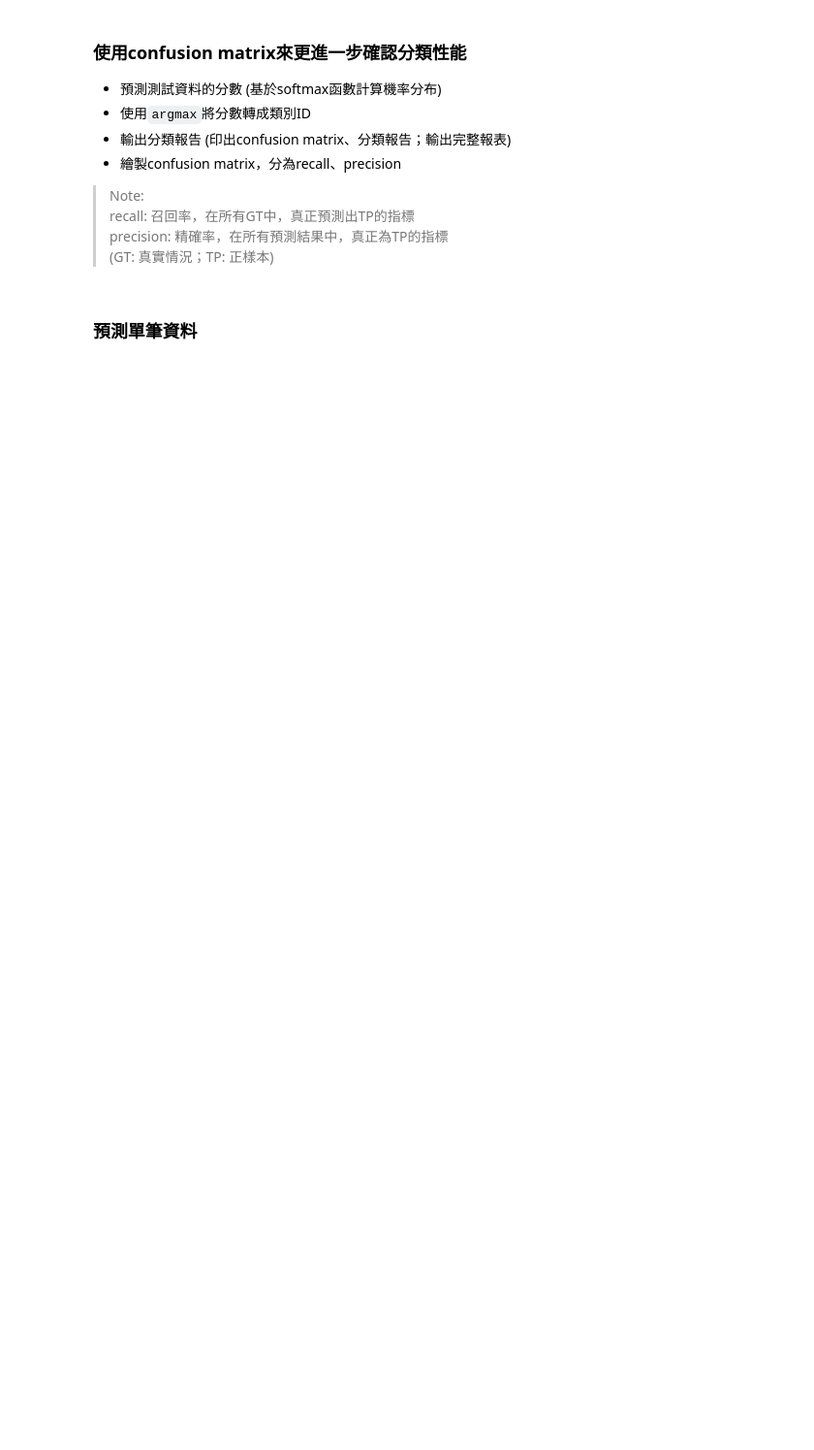
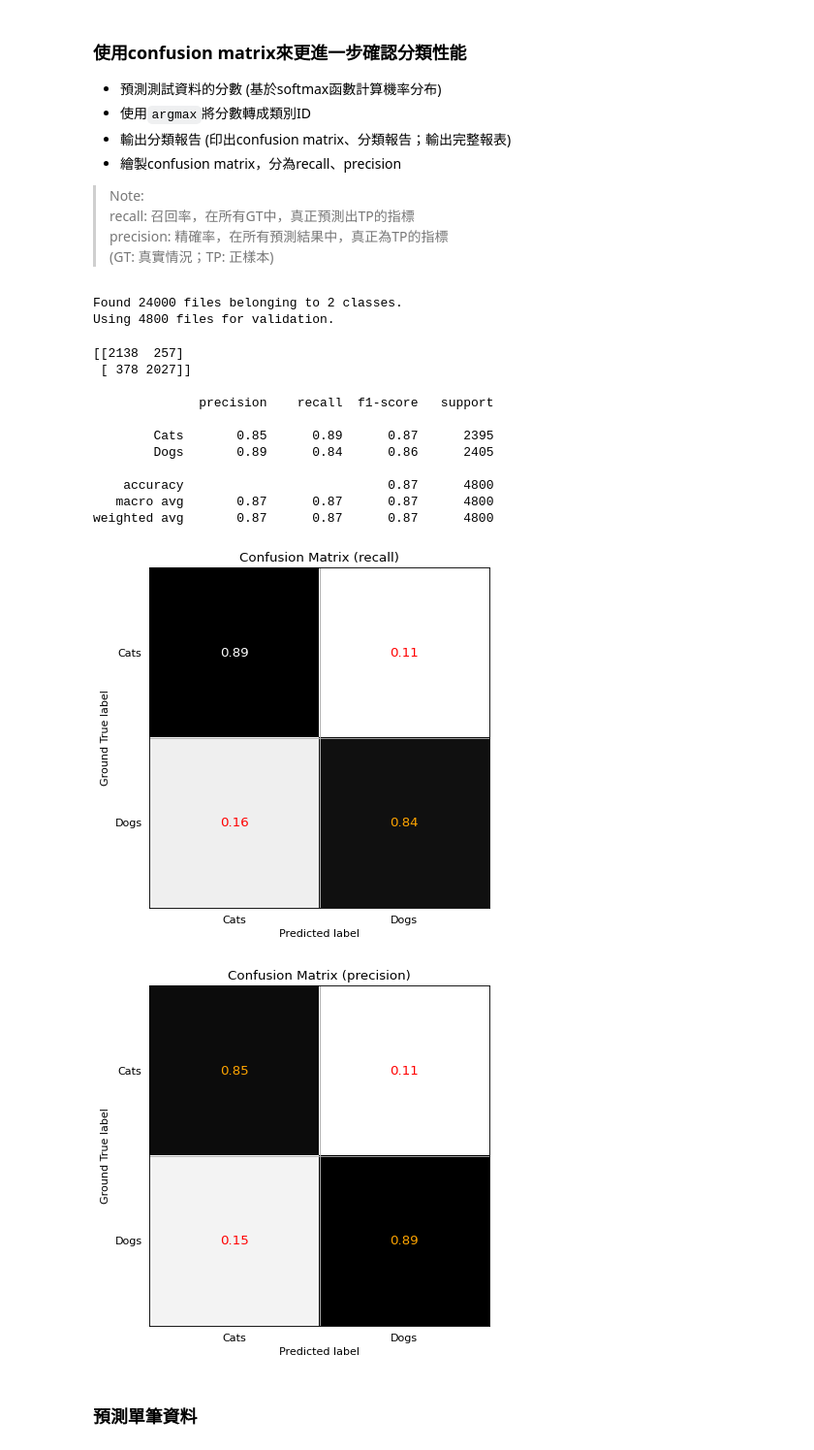
Before and after one commit to jacky10001/tf2-mycnn, a Jupyter notebook: ex03_vgg.ipynb, the cells around one changed output. Shown: that part at 97% size. Cells and saved outputs as stored; diff of their text form; code cells hidden in the pictures; blank space fills up the shorter version.

````diff
--- a/ex03_vgg.ipynb
+++ b/ex03_vgg.ipynb
@@ -58,8 +61,8 @@ seed             : int   : 亂數種子
 # %%
 train_dataset = tf.keras.preprocessing.image_dataset_from_directory(
     './datasets/DogsVsCats/train',
-    image_size=(227,227),
-    batch_size=50,
+    image_size=(224,224),
+    batch_size=32,
     label_mode="categorical",
     validation_split=0.2,
     subset="training",
@@ -71,8 +74,8 @@ train_dataset = train_dataset.map(lambda x, y: (x/255., y))
 
 valid_dataset = tf.keras.preprocessing.image_dataset_from_directory(
     './datasets/DogsVsCats/train',
-    image_size=(227,227),
-    batch_size=50,
+    image_size=(224,224),
+    batch_size=32,
     label_mode="categorical",
     validation_split=0.2,
     subset="validation",
@@ -118,17 +148,17 @@ metrics    : list                       : 評估函數清單
 ```
 # %%
 cnn.setup_training(
-    'log_alexnet',
-    epochs=20,
+    'log_vgg',
+    epochs=30,
     batch_size=50,  # batch size depend on ImageGenerator
-    optimizer=tf.keras.optimizers.SGD(learning_rate=0.01, momentum=0.9),
+    optimizer=tf.keras.optimizers.SGD(learning_rate=0.001),
     loss='categorical_crossentropy',
     metrics=['accuracy']
 )
 cnn.add_callback(
     tf.keras.callbacks.ReduceLROnPlateau(
         monitor='val_loss',
-        factor=0.8, patience=10,
+        factor=0.8, patience=5,
         min_lr=0.00001,
         verbose=1
     )
@@ -164,7 +231,7 @@ precision: 精確率，在所有預測結果中，真正為TP的指標
 # %%
 pred_dataset = tf.keras.preprocessing.image_dataset_from_directory(
     './datasets/DogsVsCats/train',
-    image_size=(227,227),
+    image_size=(224,224),
     batch_size=20,
     label_mode="categorical",
     validation_split=0.2,
@@ -174,33 +241,49 @@ pred_dataset = tf.keras.preprocessing.image_dataset_from_directory(
 pred_dataset = pred_dataset.map(lambda x, y: (x/255., y))
 
 pr_score = None
 pr_label = None
 gt_label = None
 for ind, batch_set in enumerate(pred_dataset):
     batch_im, batch_gt = batch_set
     batch_pr = cnn.pred(batch_im.numpy())
     if ind == 0:
         pr_score = batch_pr
         pr_label = batch_pr.argmax(axis=-1)
         gt_label = batch_gt.numpy().argmax(axis=-1)
     else:
         pr_score = np.concatenate([pr_score, batch_pr])
         pr_label = np.concatenate([pr_label, batch_pr.argmax(axis=-1)])
         gt_label = np.concatenate([gt_label, batch_gt.numpy().argmax(axis=-1)])
 
 target_names = ["Cats", "Dogs"]
 
 report = utils.export_classification_report(
     gt_label, pr_label, pr_score,
     target_names=target_names,
     logpath=cnn.logdir
 )
 
 cm = report["confusion_matrix"]
 cm_precision = cm/cm.sum(axis=0)
 cm_recall = cm/cm.sum(axis=1)
 utils.plot_confusion_matrix(cm_recall, target_names, cnn.logdir, title='Confusion Matrix (recall)')
 utils.plot_confusion_matrix(cm_precision, target_names, cnn.logdir, title='Confusion Matrix (precision)')
+# %% [output]
+Found 24000 files belonging to 2 classes.
+Using 4800 files for validation.
+[[2138  257]
+ [ 378 2027]]
+
+              precision    recall  f1-score   support
+
+        Cats       0.85      0.89      0.87      2395
+        Dogs       0.89      0.84      0.86      2405
+
+    accuracy                           0.87      4800
+   macro avg       0.87      0.87      0.87      4800
+weighted avg       0.87      0.87      0.87      4800
+[figure, added]
+[figure, added]
 # %% [markdown]
 ### 預測單筆資料
 # %%
````
Also changed, not shown: parts of 9 cells of this notebook, 3 other files.
